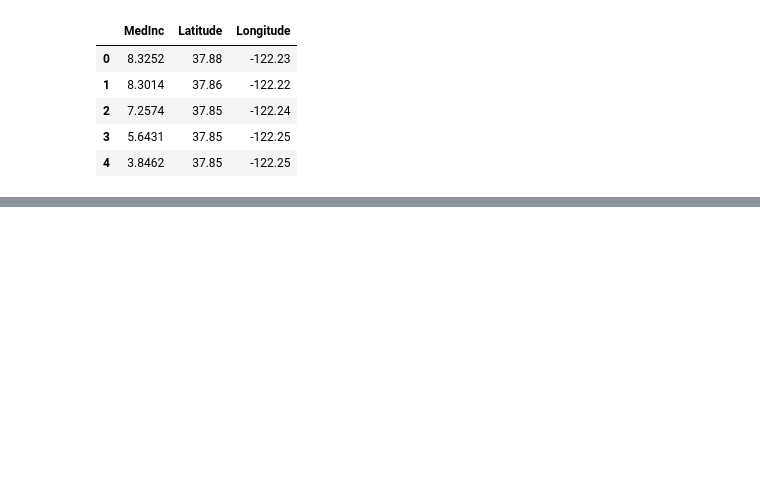
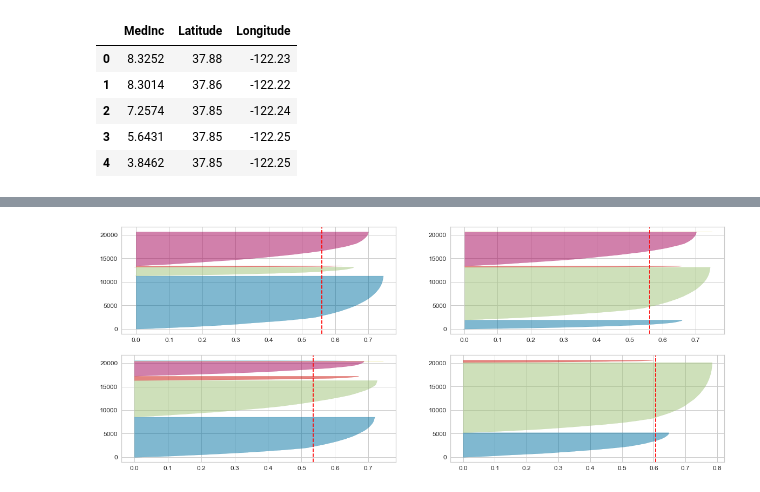
Before and after one commit to Menesbas/data_science_bootcamp, a Jupyter notebook: week4/Week_04_Odev_2.ipynb, the cells around one changed output, grey strips where cells are left out. Cells and saved outputs as stored; diff of their text form; code cells hidden in the pictures; blank space fills up the shorter version.

```diff
--- a/week4/Week_04_Odev_2.ipynb
+++ b/week4/Week_04_Odev_2.ipynb
@@ -49,0 +115,9 @@ X.head()
+# %%
+# Silhouette Score for different cluster values
+
+for i in range(2,9):
+    KMean= KMeans(n_clusters=i)
+    KMean.fit(X)
+    label=KMean.predict(X)
+    score = silhouette_score(X, KMean.labels_, metric='euclidean')
+    print("Silhouetter Score with {} cluster: {:.3f}".format(i,score) )
@@ -49,0 +132,11 @@ X.head()
+# %%
+#printing silhouette graph
+
+fig, ax = plt.subplots(2, 2, figsize=(20,8))
+for i in [ 3, 4, 5, 6]:
+    KMean = KMeans(n_clusters=i, init='k-means++', n_init=10, max_iter=100, random_state=42)
+    q, mod = divmod(i, 2)
+    visualizer = SilhouetteVisualizer(KMean, colors='yellowbrick', ax=ax[q-2][mod])
+    visualizer.fit(X)
+# %% [output]
+[figure, added]
```
Also changed, not shown: parts of 13 cells of this notebook.
